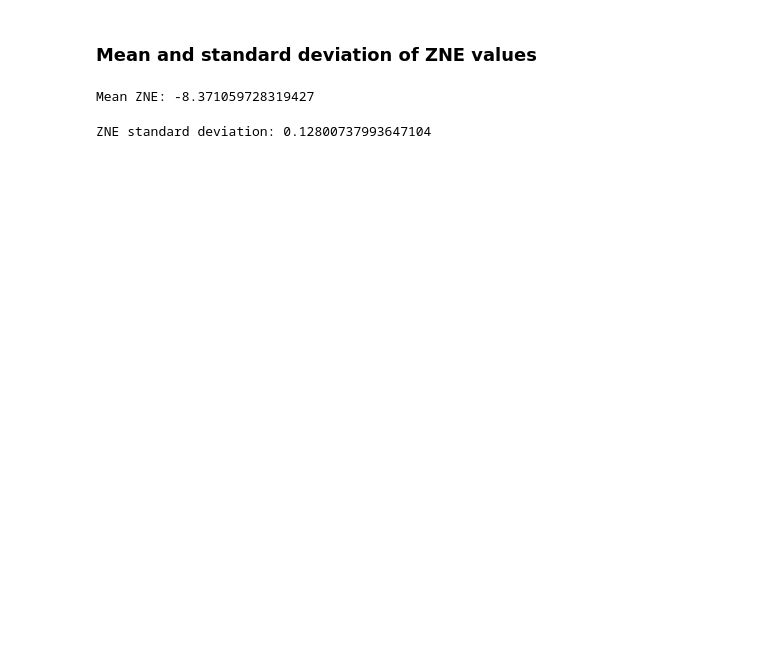
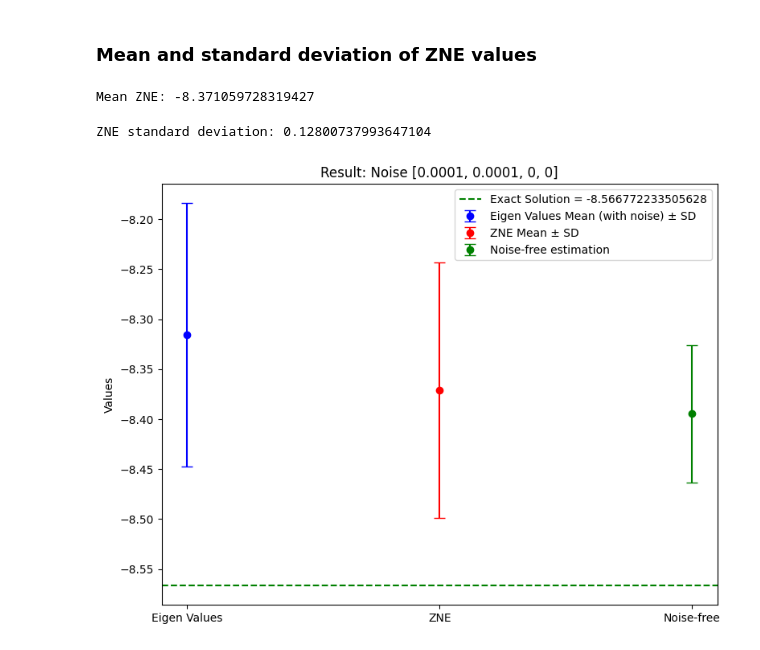
Before and after one commit to arijit-ship/indirect-zne, a Jupyter notebook: experiments/experiment0/experimentBook.ipynb, the cells around one changed output. Cells and saved outputs as stored; diff of their text form; code cells hidden in the pictures; blank space fills up the shorter version.

Commit message:
new data

```diff
--- a/experiments/experiment0/experimentBook.ipynb
+++ b/experiments/experiment0/experimentBook.ipynb
@@ -29,6 +30,7 @@ To extract other useful data such as exact minimum eigen values, estimated minim
 # %%
 # List to store the data from the filtered JSON files
 vqe_data = []
+noiseless_data = []
 
 # Loop through all files in the folder
 for filename in os.listdir(folder_path):
@@ -37,6 +39,11 @@ for filename in os.listdir(folder_path):
         with open(file_path, "r") as file:
             data = json.load(file)  # Parse the JSON file
             vqe_data.append(data)  # Add the parsed data to the list
+    elif filename.endswith(".json") and "noiseless_ansatz" in filename:
+        file_path = os.path.join(folder_path, filename)
+        with open(file_path, "r") as file:
+            data = json.load(file)  # Parse the JSON file
+            noiseless_data.append(data)  # Add the parsed data to the list
 # %% [markdown]
 ### Mean and standard deviation of estimated minimum energy eigen values
 # %%
@@ -51,3 +58,6 @@ eigen_vals_sd = np.std(eigen_vals)
 print(f"Standard deviation: {eigen_vals_sd}")
 # %% [output]
 Standard deviation: 0.131728374668213
+# %%
+exact_sol = vqe_data[0]["Exact_sol"]
+print(f"Exact sol: {exact_sol}")
@@ -53,0 +66,4 @@ Standard deviation: 0.131728374668213
+# %%
+noisefree_estimation = noiseless_data[0]["Optimized_minimum_cost"]
+noisefree_mean = np.mean(noisefree_estimation)
+print(f"Noise-free mean estimation: {noisefree_mean}")
@@ -53,0 +72,3 @@ Standard deviation: 0.131728374668213
+# %%
+noisefree_sd = np.std(noisefree_estimation)
+print(f"Noise-free standard deviation: {noisefree_sd}")
@@ -68,3 +93,38 @@ zne_sd = np.std(zne_vals)
 print(f"ZNE standard deviation: {zne_sd}")
 # %% [output]
 ZNE standard deviation: 0.12800737993647104
+# %%
+# Data labels
+labels = ["Eigen Values", "ZNE", "Noise-free"]
+
+# Values to plot
+means = [eigen_vals_mean, zne_mean, noisefree_mean]
+sds = [eigen_vals_sd, zne_sd, noisefree_sd]
+
+# Create the plot with error bars
+plt.figure(figsize=(8, 6))
+
+# Plot eigenvalues with error bars
+plt.errorbar(labels[0], means[0], yerr=sds[0], fmt="o", color="blue", capsize=5, label="Eigen Values Mean (with noise) ± SD")
+
+# Plot ZNE values with error bars
+plt.errorbar(labels[1], means[1], yerr=sds[1], fmt="o", color="red", capsize=5, label="ZNE Mean ± SD")
+
+# Plot ZNE values with error bars
+plt.errorbar(labels[2], means[2], yerr=sds[2], fmt="o", color="green", capsize=5, label="Noise-free estimation")
+
+# Plot the horizontal line for the exact solution
+plt.axhline(y=exact_sol, color="green", linestyle="--", label=f"Exact Solution = {exact_sol}")
+
+# Adding title and labels
+plt.title(f"Result: Noise {noise_level}")
+plt.ylabel("Values")
+
+# Add a legend
+plt.legend()
+
+# Display the plot
+plt.tight_layout()
+plt.show()
+# %% [output]
+[figure, added]
```
Also changed, not shown: parts of 5 cells of this notebook, 1 other file.
